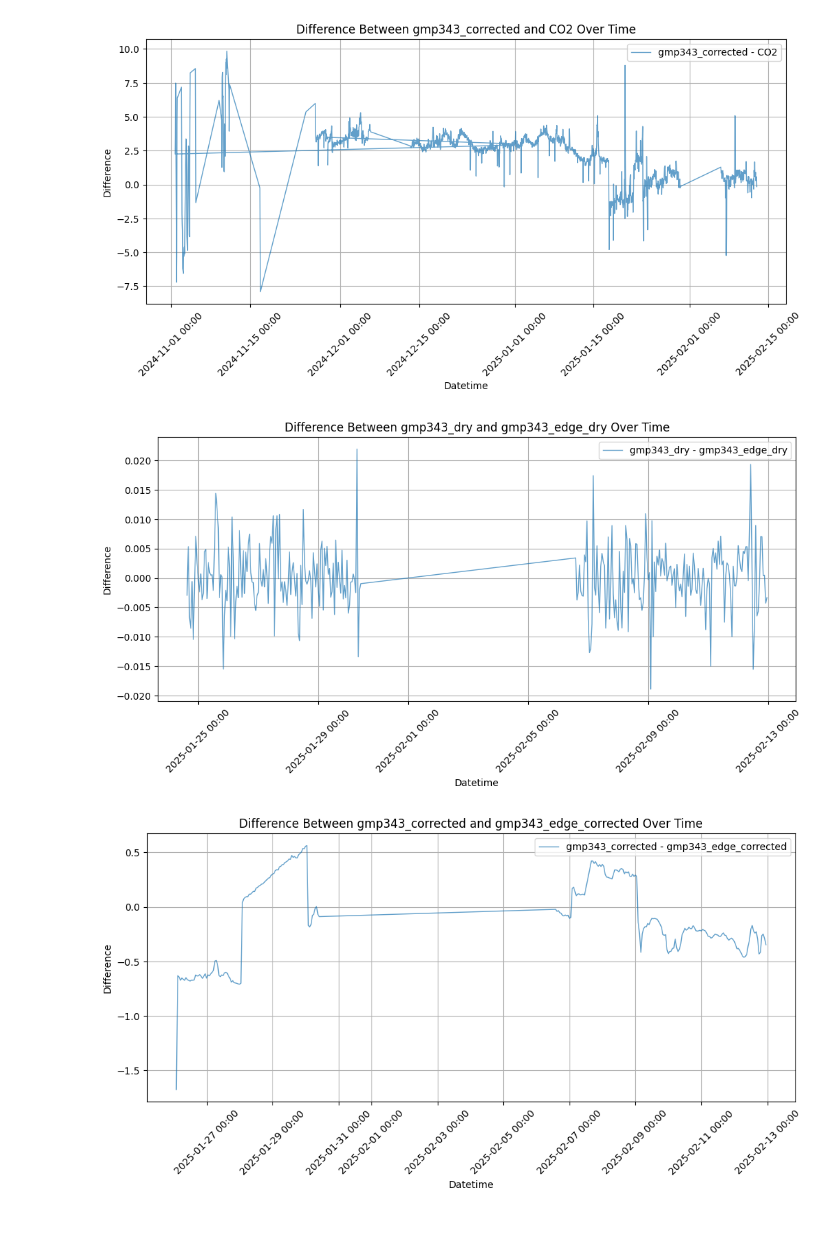
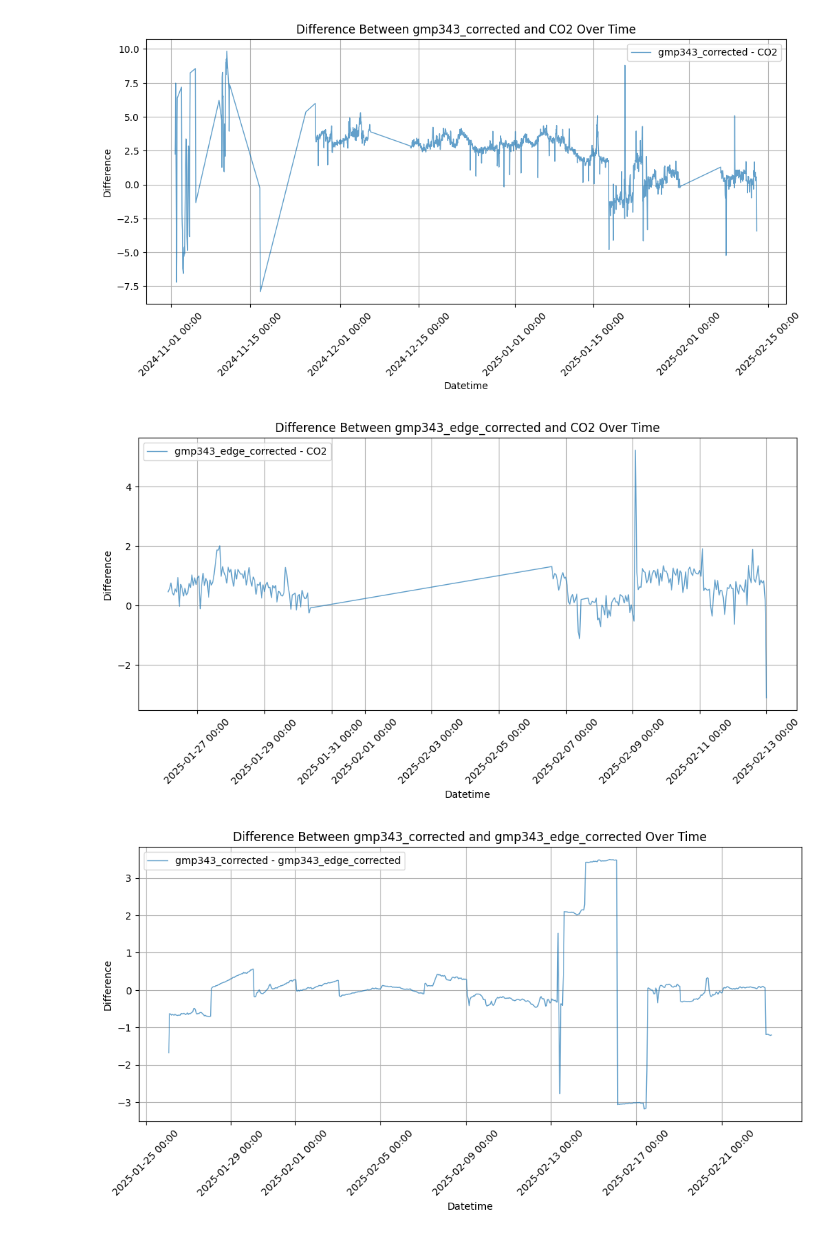
Before and after one commit to tum-esm/ACROPOLIS-data-processing, a Jupyter notebook: notebooks/analysis/deployment/plot_N5_vs_reference.ipynb, the cells around one changed output. Cells and saved outputs as stored; diff of their text form; code cells hidden in the pictures.

Commit message:
update join to join_asof

```diff
--- a/notebooks/analysis/deployment/plot_N5_vs_reference.ipynb
+++ b/notebooks/analysis/deployment/plot_N5_vs_reference.ipynb
@@ -96,15 +96,15 @@ df_p_icos = df_p_icos.rename({"creation_timestamp": "datetime", "picarro_correct
     .with_columns(system_id = pl.lit(529)) \
     .with_columns(pl.col("system_id").cast(pl.Int64))
 # %%
-df_3 = import_acropolis_system_data([2024,2025], 3).join(df_p_icos, on="datetime")
-df_6 = import_acropolis_system_data([2024,2025], 6).join(df_p_icos, on="datetime")
+df_3 = import_acropolis_system_data([2024,2025], 3).sort("datetime").join_asof(df_p_icos, on="datetime", tolerance='1h')
+df_6 = import_acropolis_system_data([2024,2025], 6).sort("datetime").join_asof(df_p_icos, on="datetime", tolerance='1h')
 # %%
 plot_column_difference(df_3, datetime_col="datetime", col1="gmp343_corrected", col2="CO2", sample_size=100_000)
-plot_column_difference(df_3, datetime_col="datetime", col1="gmp343_dry", col2="gmp343_edge_dry", sample_size=100_000)
+plot_column_difference(df_3, datetime_col="datetime", col1="gmp343_edge_corrected", col2="CO2", sample_size=100_000)
 plot_column_difference(df_3, datetime_col="datetime", col1="gmp343_corrected", col2="gmp343_edge_corrected", sample_size=100_000)
 # %% [output]
-[figure, old version]
+[figure, new version]
-[figure, old version]
+[figure, new version]
-[figure, old version]
+[figure, new version]
 # %%
 plot_column_difference(df_6, datetime_col="datetime", col1="gmp343_corrected", col2="CO2", sample_size=100_000)
```
Also changed, not shown: parts of 1 cell of this notebook.
